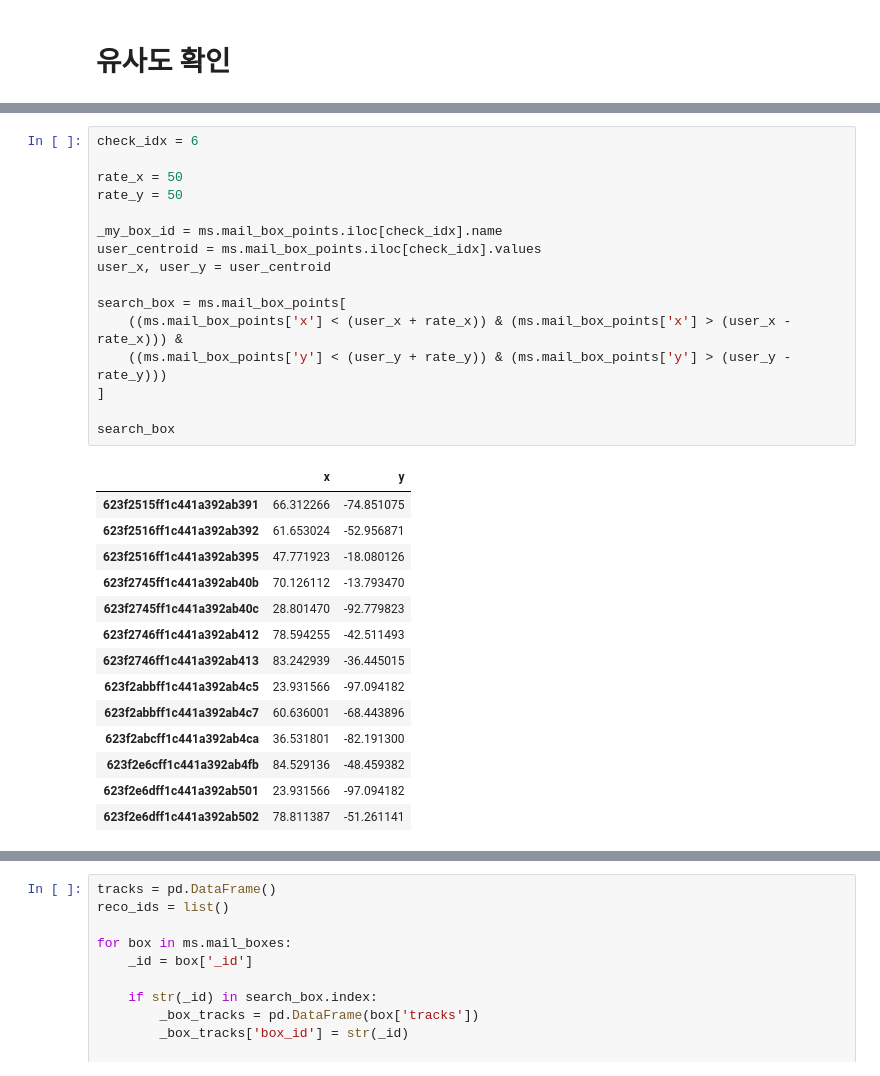
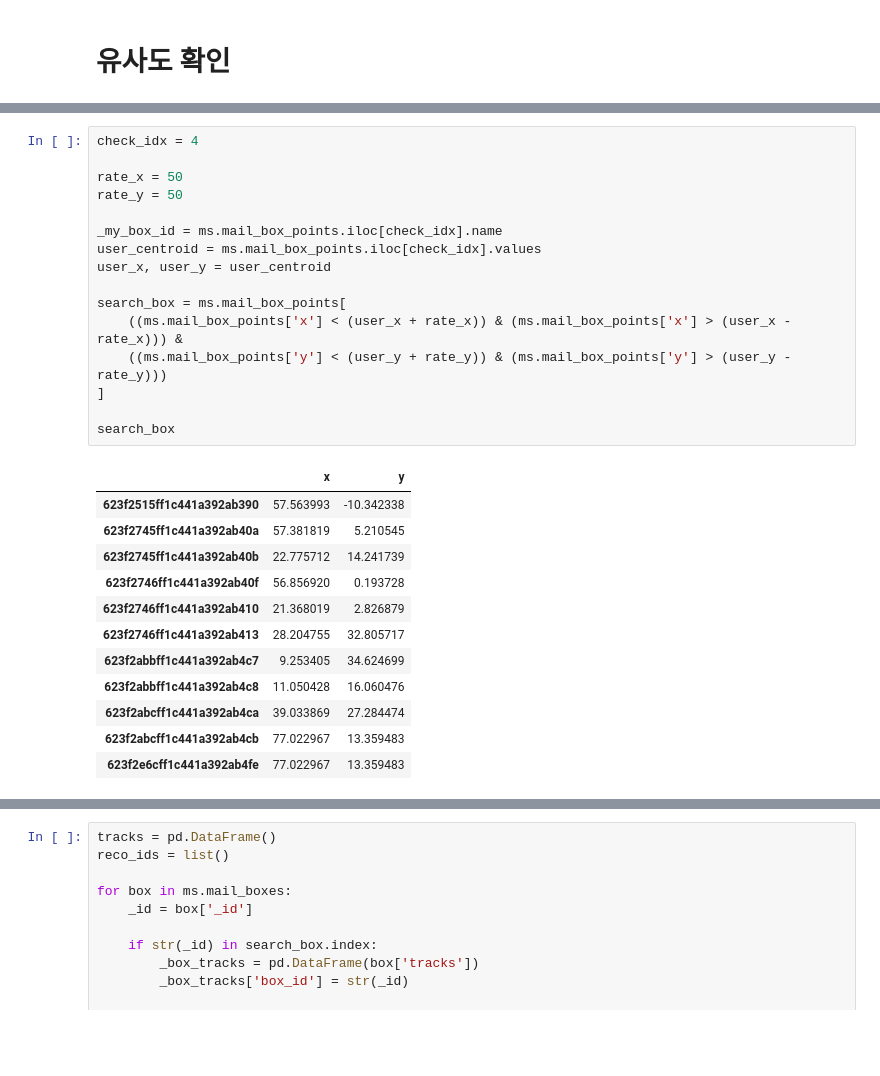
Before and after one commit to formegusto/research-muletter, a Jupyter notebook: pt4. MailBox Clustering.ipynb, the cells around one changed output, grey strips where cells are left out. Drawn from its saved outputs; the diff is of its cells as text; blank space fills up the shorter version.

```diff
--- a/pt4. MailBox Clustering.ipynb
+++ b/pt4. MailBox Clustering.ipynb
@@ -82,34 +226,32 @@ Mail Box Points Save Success.
 # %%
-check_idx = 6
+check_idx = 4
 
 rate_x = 50
 rate_y = 50
 
 _my_box_id = ms.mail_box_points.iloc[check_idx].name
 user_centroid = ms.mail_box_points.iloc[check_idx].values
 user_x, user_y = user_centroid
 
 search_box = ms.mail_box_points[
     ((ms.mail_box_points['x'] < (user_x + rate_x)) & (ms.mail_box_points['x'] > (user_x - rate_x))) &
     ((ms.mail_box_points['y'] < (user_y + rate_y)) & (ms.mail_box_points['y'] > (user_y - rate_y)))
 ]
 
 search_box
 # %% [output]
 |  | x | y |
-| 623f2515ff1c441a392ab391 | 66.312266 | -74.851075 |
-| 623f2516ff1c441a392ab392 | 61.653024 | -52.956871 |
-| 623f2516ff1c441a392ab395 | 47.771923 | -18.080126 |
-| 623f2745ff1c441a392ab40b | 70.126112 | -13.793470 |
-| 623f2745ff1c441a392ab40c | 28.801470 | -92.779823 |
-| 623f2746ff1c441a392ab412 | 78.594255 | -42.511493 |
-| 623f2746ff1c441a392ab413 | 83.242939 | -36.445015 |
-| 623f2abbff1c441a392ab4c5 | 23.931566 | -97.094182 |
-| 623f2abbff1c441a392ab4c7 | 60.636001 | -68.443896 |
-| 623f2abcff1c441a392ab4ca | 36.531801 | -82.191300 |
-| 623f2e6cff1c441a392ab4fb | 84.529136 | -48.459382 |
-| 623f2e6dff1c441a392ab501 | 23.931566 | -97.094182 |
-| 623f2e6dff1c441a392ab502 | 78.811387 | -51.261141 |
+| 623f2515ff1c441a392ab390 | 57.563993 | -10.342338 |
+| 623f2745ff1c441a392ab40a | 57.381819 | 5.210545 |
+| 623f2745ff1c441a392ab40b | 22.775712 | 14.241739 |
+| 623f2746ff1c441a392ab40f | 56.856920 | 0.193728 |
+| 623f2746ff1c441a392ab410 | 21.368019 | 2.826879 |
+| 623f2746ff1c441a392ab413 | 28.204755 | 32.805717 |
+| 623f2abbff1c441a392ab4c7 | 9.253405 | 34.624699 |
+| 623f2abbff1c441a392ab4c8 | 11.050428 | 16.060476 |
+| 623f2abcff1c441a392ab4ca | 39.033869 | 27.284474 |
+| 623f2abcff1c441a392ab4cb | 77.022967 | 13.359483 |
+| 623f2e6cff1c441a392ab4fe | 77.022967 | 13.359483 |
 # %%
 plt.figure(figsize=(20, 15))
 
```
Also changed, not shown: parts of 22 cells of this notebook, 2 other files.
